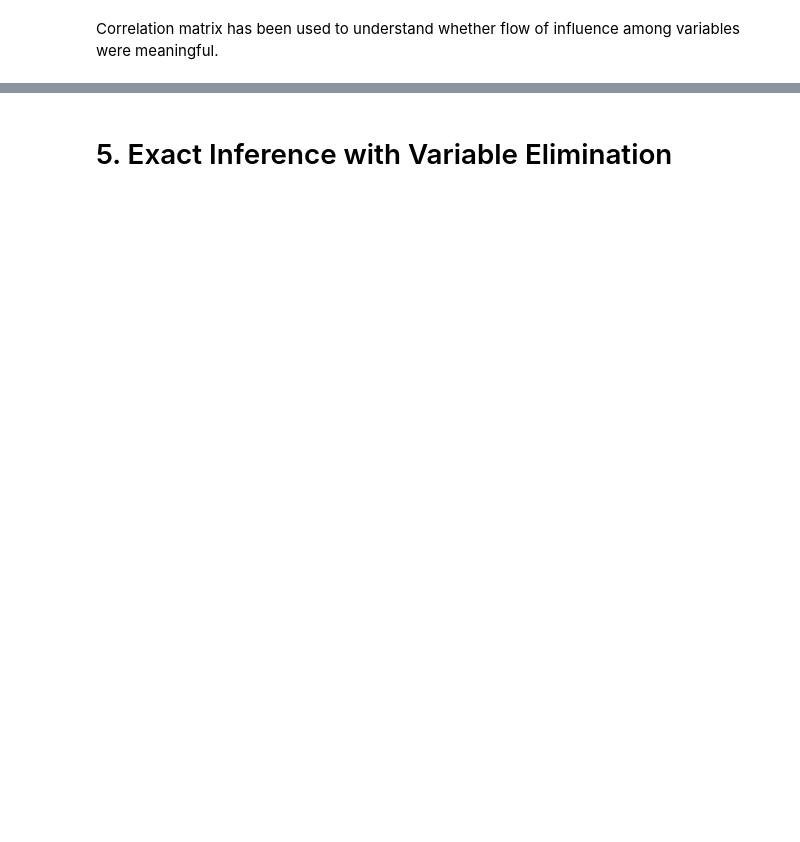
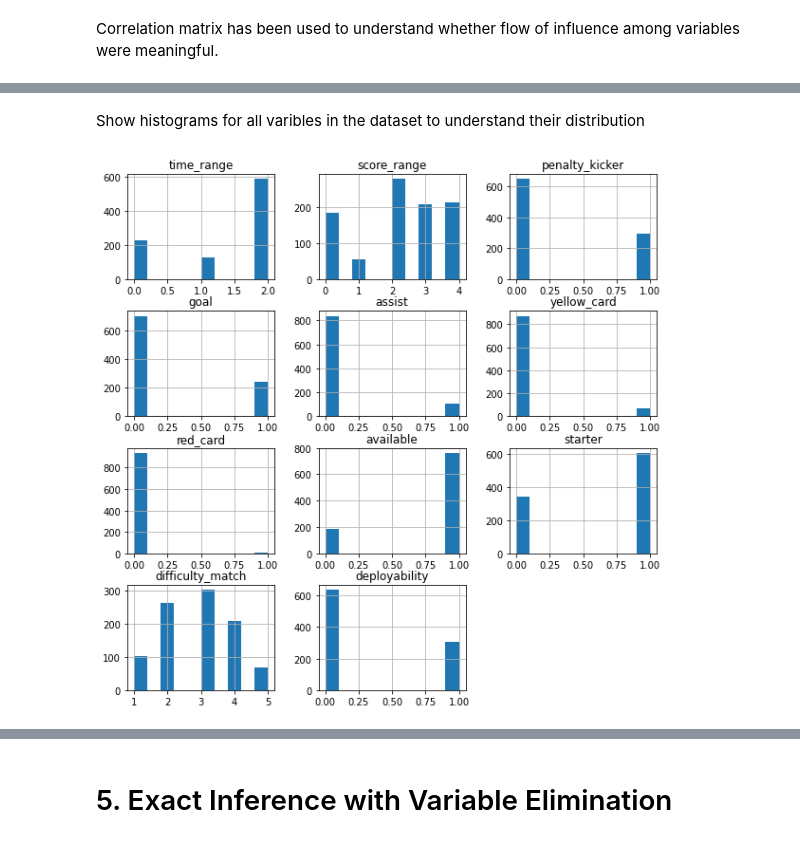
Before and after one commit to SalvoPisciotta/FantaBayesianNet, a Jupyter notebook: src/FantaBayesianNet.ipynb, the cells around one changed output, grey strips where cells are left out. Cells and saved outputs as stored; diff of their text form; code cells hidden in the pictures; blank space fills up the shorter version.

```diff
--- a/src/FantaBayesianNet.ipynb
+++ b/src/FantaBayesianNet.ipynb
@@ -226,0 +214,8 @@ plt.show()
+# %% [markdown]
+Show histograms for all varibles in the dataset to understand their distribution
+# %%
+pd.DataFrame.hist(df_p.astype('int')
+                  , figsize = [10,10]
+                 );
+# %% [output]
+[figure, added]
```
Also changed, not shown: parts of 28 cells of this notebook, 43 other files.
